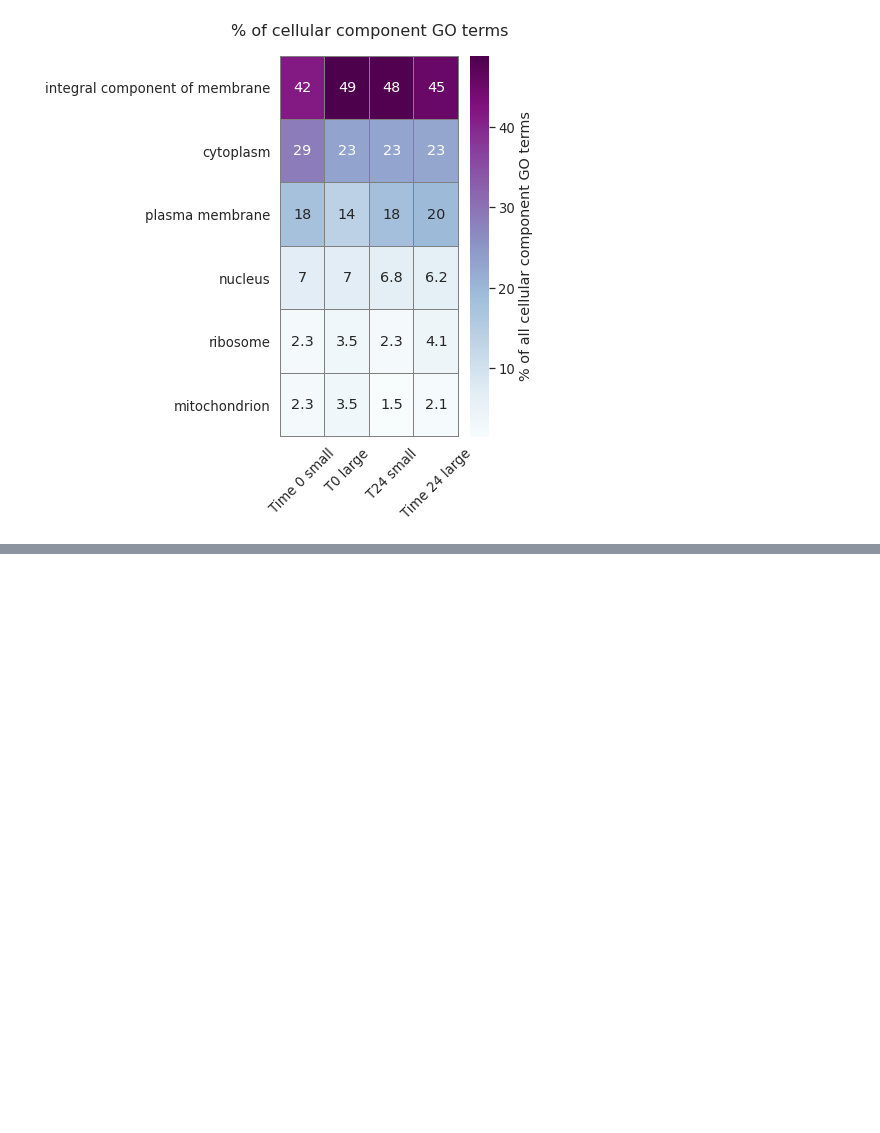
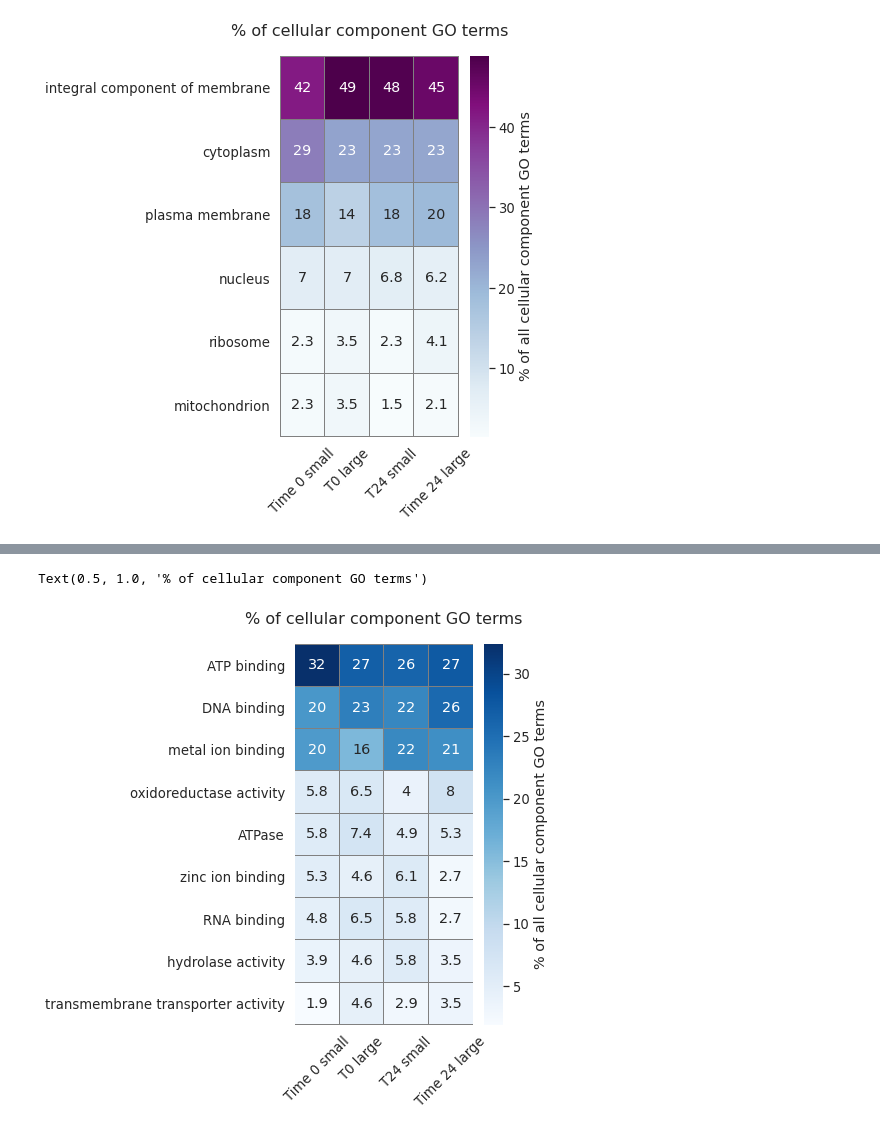
Before and after one commit to MeganEDuffy/amazon, a Jupyter notebook: notebooks/Trocas7_INCUBATIONS/GO-terms-CC.ipynb, the cells around one changed output, grey strips where cells are left out. Cells and saved outputs as stored; diff of their text form; code cells hidden in the pictures; blank space fills up the shorter version.

Commit message:
plotted bay mf go terms

```diff
--- a/notebooks/Trocas7_INCUBATIONS/GO-terms-CC.ipynb
+++ b/notebooks/Trocas7_INCUBATIONS/GO-terms-CC.ipynb
@@ -52,3 +52,10 @@ plt.title("% of cellular component GO terms", size = 16, pad = 20)
 # %% [output]
 Text(0.5, 1.0, '% of cellular component GO terms')
 [figure]
+# %%
+# rearranged and condensed the csv manually in Libre Calc
+# read in new csv:
+
+mf = pd.read_csv("/home/millieginty/Documents/git-repos/amazon/analyses/T7-incubations/unipept/GO/plotting/BY_MF_GO_sorted.csv", index_col=0)
+
+mf.head()
@@ -54,0 +70,22 @@ Text(0.5, 1.0, '% of cellular component GO terms')
+# %%
+sns.set(font_scale=1.2)
+
+fig, ax = plt.subplots(figsize=(4,7))
+
+ax = sns.heatmap(mf, cmap="Blues", annot=True, linecolor = 'grey', linewidths=.01, \
+                square=False, cbar_kws={'label': '% of all cellular component GO terms'}, label='big')
+
+ax.set_ylabel('')
+
+# turn the axis label
+for item in ax.get_yticklabels():
+    item.set_rotation(0)
+
+
+for item in ax.get_xticklabels():
+    item.set_rotation(45)
+
+plt.title("% of cellular component GO terms", size = 16, pad = 20)
+# %% [output]
+Text(0.5, 1.0, '% of cellular component GO terms')
+[figure, added]
```
Also changed, not shown: parts of 1 cell of this notebook, 7 other files.
